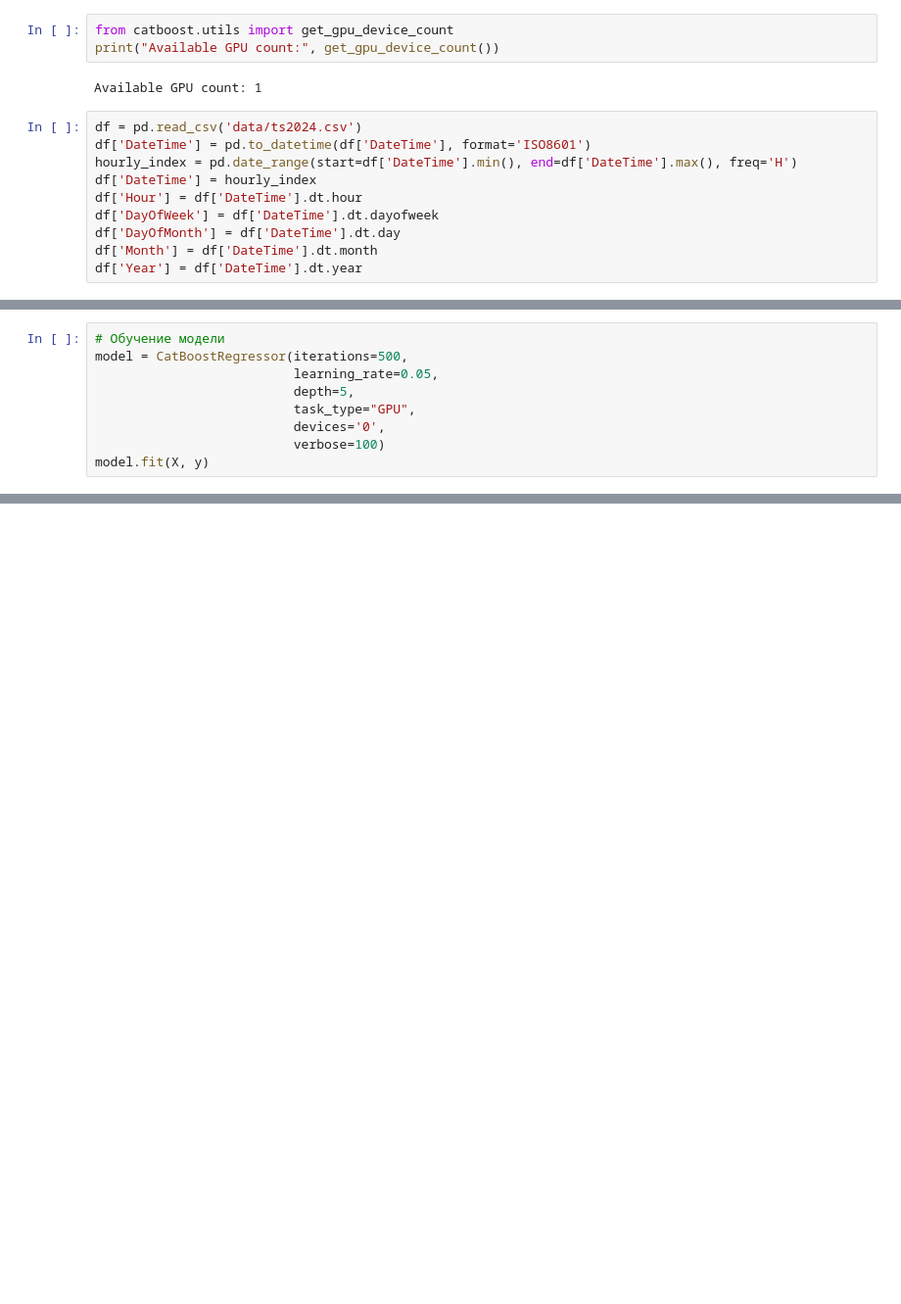
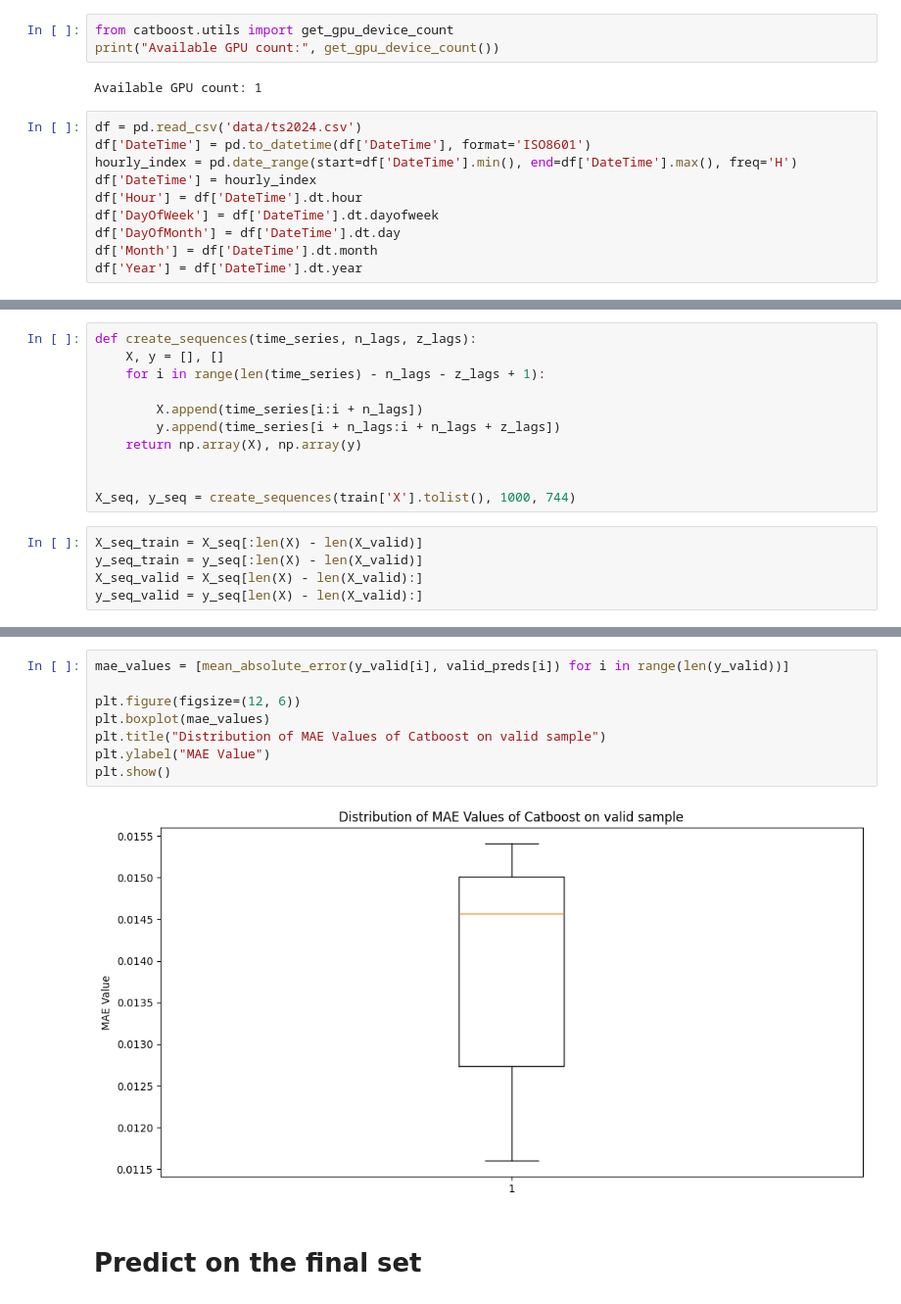
Before and after one commit to pavelhym/Bicocca_ts, a Jupyter notebook: deep_learning_model.ipynb, the cells around one changed output, grey strips where cells are left out. Shown at 98% size. Saved outputs shown, nothing was run; the diff lists cells and outputs as text; blank space fills up the shorter version.

Commit message:
deep learning ended

```diff
--- a/deep_learning_model.ipynb
+++ b/deep_learning_model.ipynb
@@ -170,9 +23,0 @@ y = df_2['X'].values
-# %%
-# Обучение модели
-model = CatBoostRegressor(iterations=500,
-                          learning_rate=0.05,
-                          depth=5,
-                          task_type="GPU",
-                          devices='0',
-                          verbose=100)
-model.fit(X, y)
@@ -265,0 +107,16 @@ tfm.load_from_checkpoint(repo_id="google/timesfm-1.0-200m")
+# %%
+def create_sequences(time_series, n_lags, z_lags):
+    X, y = [], []
+    for i in range(len(time_series) - n_lags - z_lags + 1):
+
+        X.append(time_series[i:i + n_lags])
+        y.append(time_series[i + n_lags:i + n_lags + z_lags])
+    return np.array(X), np.array(y)
+
+
+X_seq, y_seq = create_sequences(train['X'].tolist(), 1000, 744)
+# %%
+X_seq_train = X_seq[:len(X) - len(X_valid)]
+y_seq_train = y_seq[:len(X) - len(X_valid)]
+X_seq_valid = X_seq[len(X) - len(X_valid):]
+y_seq_valid = y_seq[len(X) - len(X_valid):]
@@ -265,0 +167,12 @@ tfm.load_from_checkpoint(repo_id="google/timesfm-1.0-200m")
+# %%
+mae_values = [mean_absolute_error(y_valid[i], valid_preds[i]) for i in range(len(y_valid))]
+
+plt.figure(figsize=(12, 6))
+plt.boxplot(mae_values)
+plt.title("Distribution of MAE Values of Catboost on valid sample")
+plt.ylabel("MAE Value")
+plt.show()
+# %% [output]
+[figure, added]
+# %% [markdown]
+# Predict on the final set
```
Also changed, not shown: parts of 51 cells of this notebook, 1 other file.
